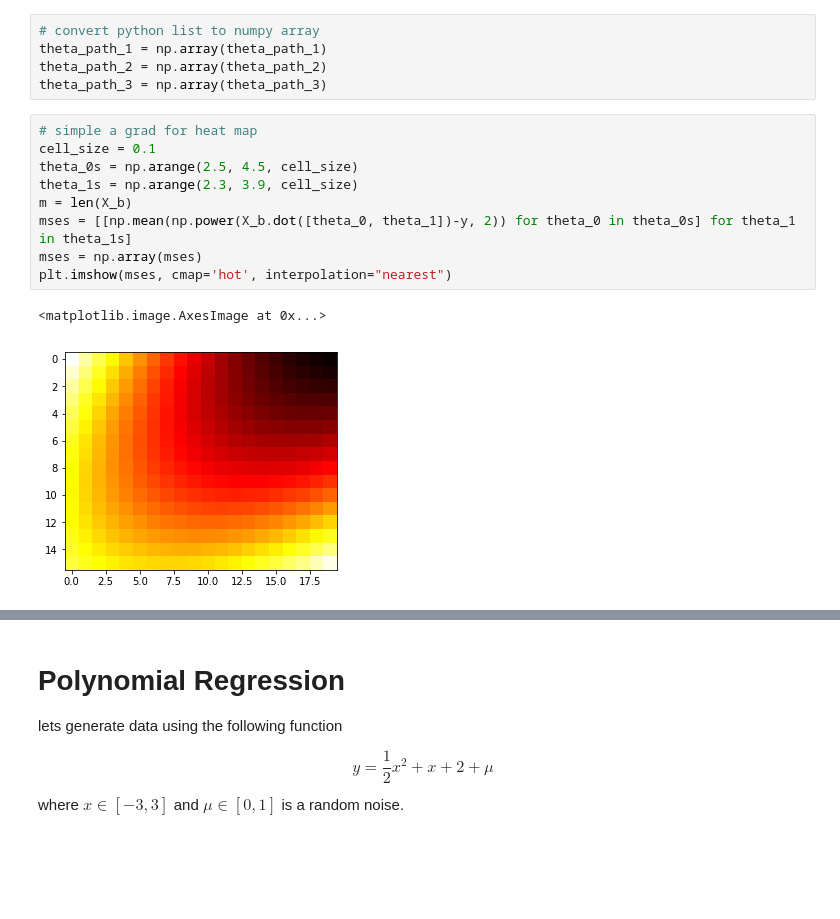
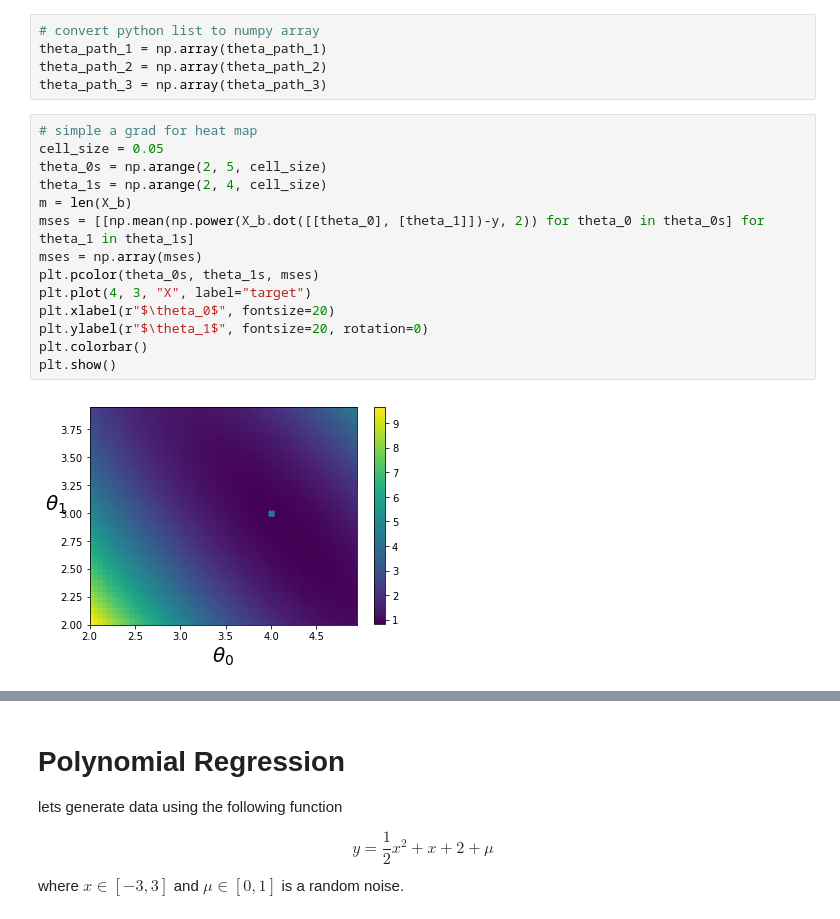
Before and after one commit to YingzhiGou/AI-Meetup-Decision-Systems-Lab-UOW, a Jupyter notebook: tutorial/machine_learning_with_python/03_closer_look_at_training.ipynb, the cells around one changed output, grey strips where cells are left out. Drawn from its saved outputs; the diff is of its cells as text; blank space fills up the shorter version.

```diff
--- a/tutorial/machine_learning_with_python/03_closer_look_at_training.ipynb
+++ b/tutorial/machine_learning_with_python/03_closer_look_at_training.ipynb
@@ -199,16 +199,20 @@ theta_path_2 = np.array(theta_path_2)
 theta_path_3 = np.array(theta_path_3)
 # %%
 # simple a grad for heat map
-cell_size = 0.1
-theta_0s = np.arange(2.5, 4.5, cell_size)
-theta_1s = np.arange(2.3, 3.9, cell_size)
+cell_size = 0.05
+theta_0s = np.arange(2, 5, cell_size)
+theta_1s = np.arange(2, 4, cell_size)
 m = len(X_b)
-mses = [[np.mean(np.power(X_b.dot([theta_0, theta_1])-y, 2)) for theta_0 in theta_0s] for theta_1 in theta_1s]
+mses = [[np.mean(np.power(X_b.dot([[theta_0], [theta_1]])-y, 2)) for theta_0 in theta_0s] for theta_1 in theta_1s]
 mses = np.array(mses)
-plt.imshow(mses, cmap='hot', interpolation="nearest")
+plt.pcolor(theta_0s, theta_1s, mses)
+plt.plot(4, 3, "X", label="target")
+plt.xlabel(r"$\theta_0$", fontsize=20)
+plt.ylabel(r"$\theta_1$", fontsize=20, rotation=0)
+plt.colorbar()
+plt.show()
 # %% [output]
-<matplotlib.image.AxesImage at 0x...>
-[figure, old version]
+[figure, new version]
 # %%
 # let's virsulize the theta change path of different learning rate
 plt.figure()
```
Also changed, not shown: parts of 18 cells of this notebook.
